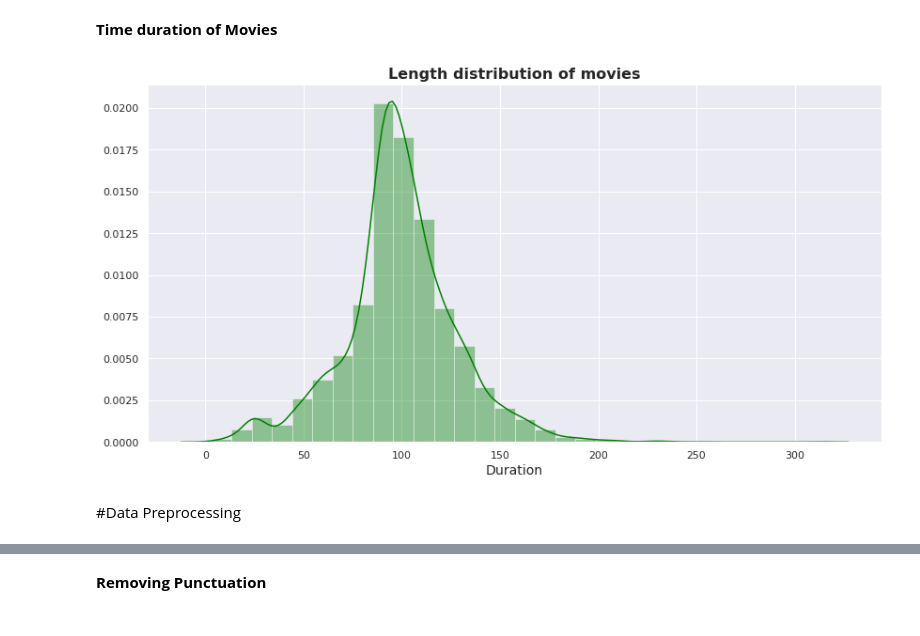
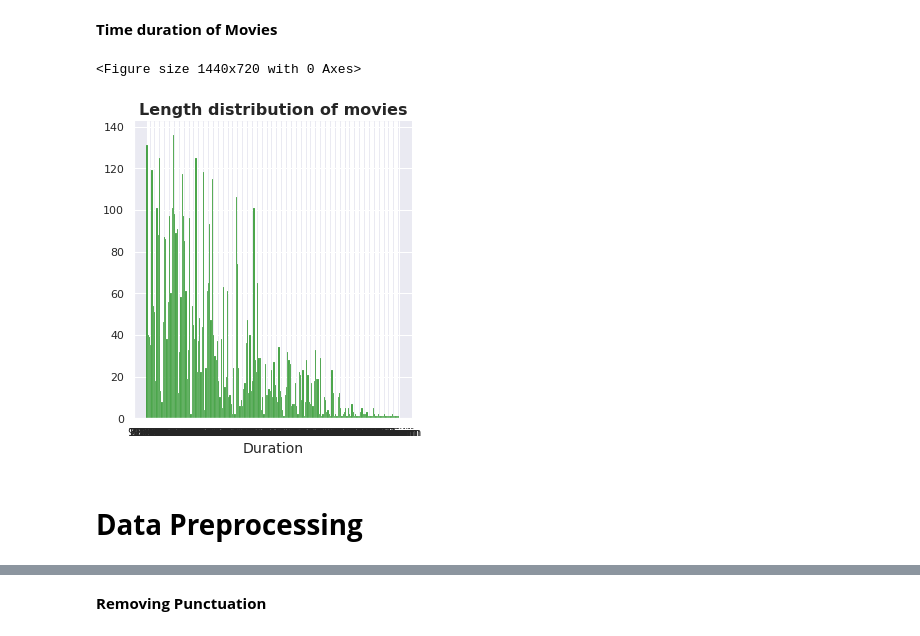
Before and after one commit to SRIST1608/-NETFLIX-MOVIES-AND-TV-SHOWS-CLUSTERING, a Jupyter notebook: NETFLIX_MOVIES_AND_TV_SHOWS_CLUSTERING.ipynb, the cells around one changed output, grey strips where cells are left out. Cells and saved outputs as stored; diff of their text form; code cells hidden in the pictures.

```diff
--- a/NETFLIX_MOVIES_AND_TV_SHOWS_CLUSTERING.ipynb
+++ b/NETFLIX_MOVIES_AND_TV_SHOWS_CLUSTERING.ipynb
@@ -609,18 +646,19 @@ This shows that the available content in different countries is maximum for adul
 # %%
 # Length distribution of movies
 
 
-plt.figure(figsize=(14, 7))
-########## changed here
-sns.distplot(df_movies['duration'].replace(regex={r'min': ' '}).astype('int64'), bins=30,color='green').set(ylabel=None)
+plt.figure(figsize=(20, 10))
+
+sns.displot(df_movies['duration'], bins=30,color='green').set(ylabel=None)
 
 plt.title('Length distribution of movies', fontsize=16,fontweight="bold")
 plt.xlabel('Duration', fontsize=14)
 plt.show()
 # %% [output]
+<Figure size 1440x720 with 0 Axes>
-[figure, old version]
+[figure, new version]
 # %% [markdown]
-#Data Preprocessing
+# **Data Preprocessing**
 # %%
 
 df['description'][0]
```
Also changed, not shown: parts of 19 cells of this notebook.
